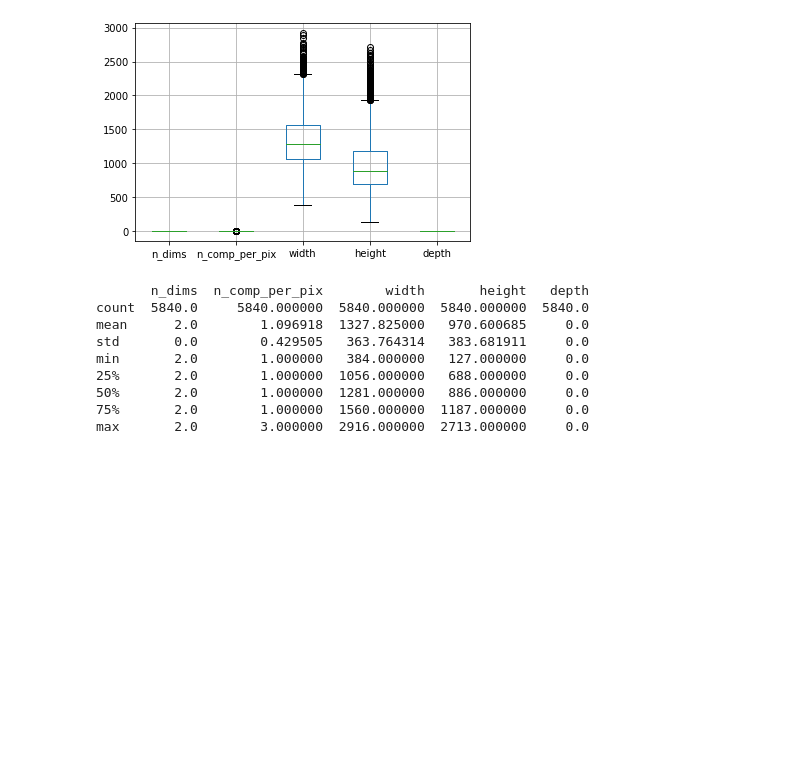
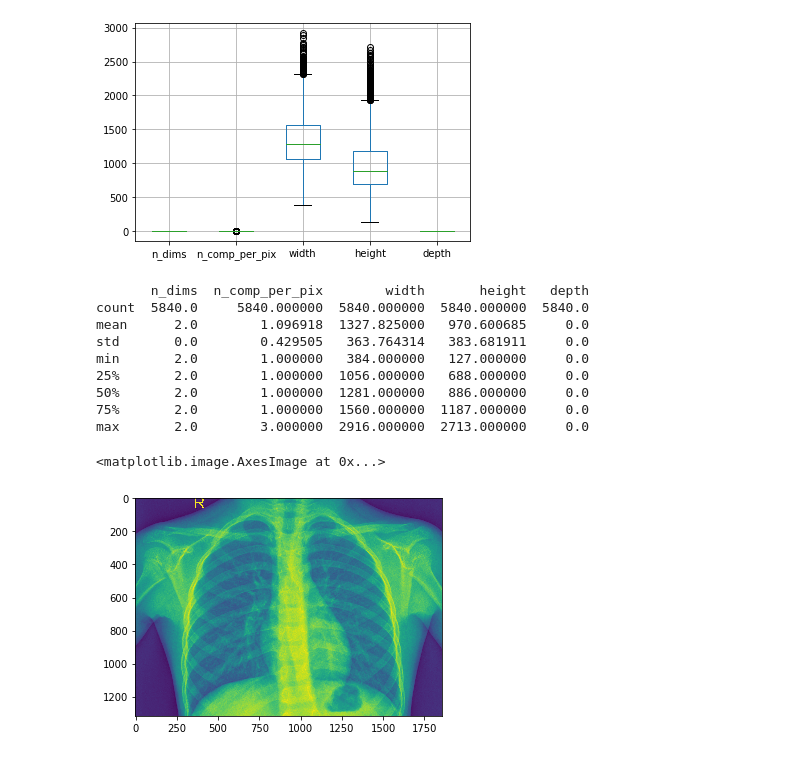
Before and after one commit to mathbeal/p_pneumonia_training, a Jupyter notebook: is_pneumonia.ipynb, the cells around one changed output. Drawn from its saved outputs; the diff is of its cells as text; code cells hidden in the pictures; blank space fills up the shorter version.

```diff
--- a/is_pneumonia.ipynb
+++ b/is_pneumonia.ipynb
@@ -70,3 +70,8 @@ max       2.0        3.000000  2916.000000  2713.000000     0.0
 # %%
 # Resize is needed
 # sitk.WriteImage(img, os.path.join(OUTPUT_DIR, 'SimpleITK.png'))
+import matplotlib.pyplot as plt
+plt.imshow(plt.imread(train_normal_files[0]))
+# %% [output]
+<matplotlib.image.AxesImage at 0x...>
+[figure, added]
```
Also changed, not shown: parts of 5 cells of this notebook.
